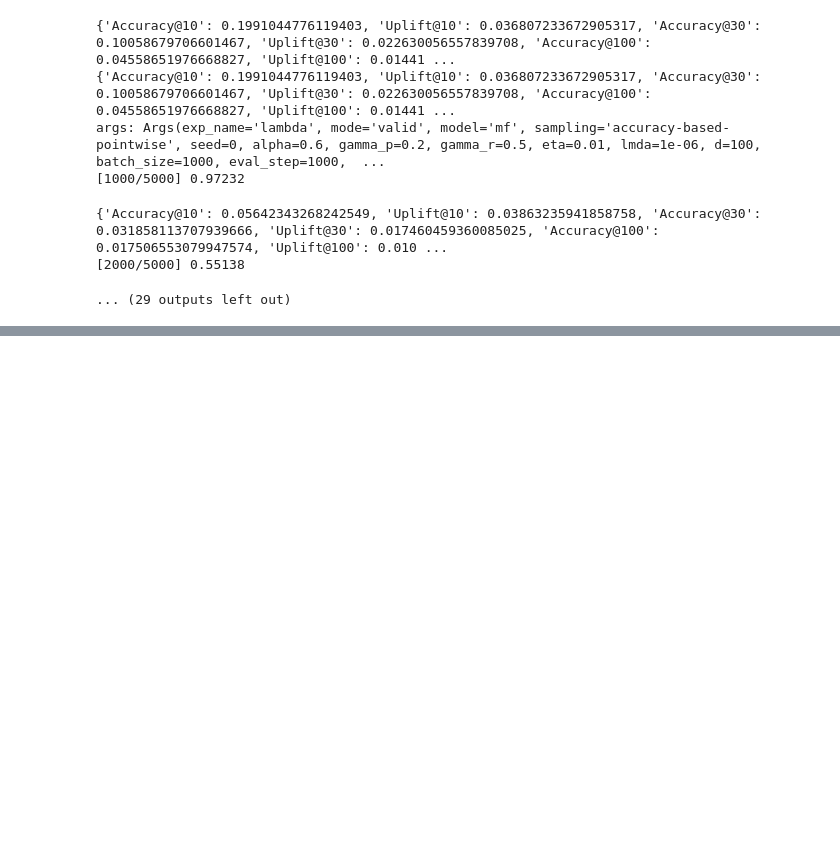
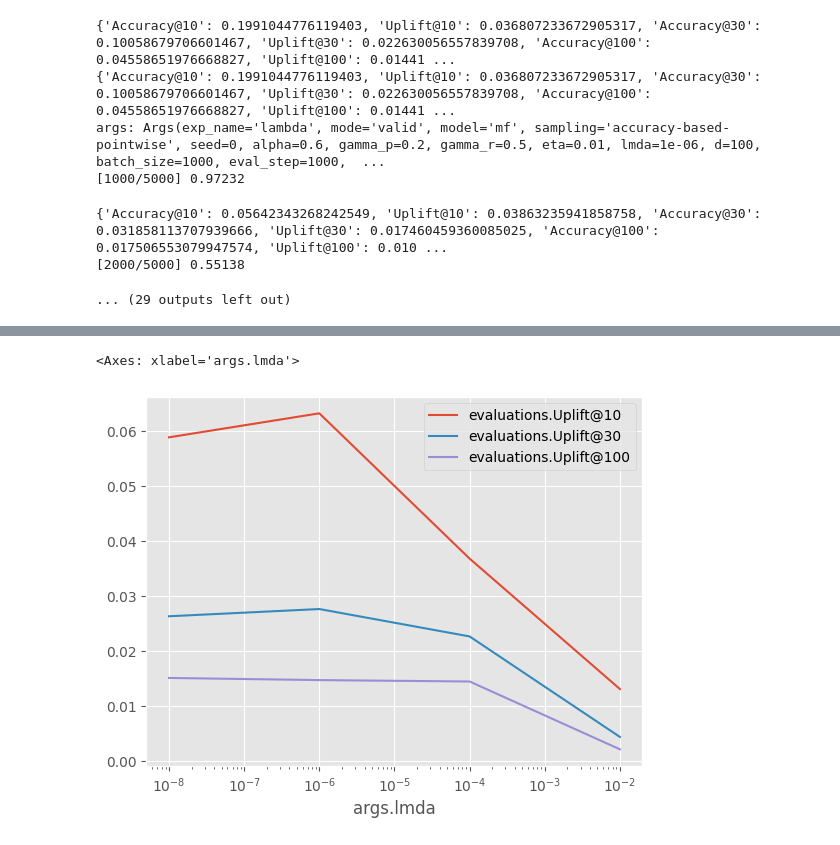
Before and after one commit to tishii2479/my-master-project, a Jupyter notebook: proj-03/notebooks/exp_lambda.ipynb, the cells around one changed output, grey strips where cells are left out. Drawn from its saved outputs; the diff is of its cells as text; code cells hidden in the pictures; blank space fills up the shorter version.

```diff
--- a/proj-03/notebooks/exp_lambda.ipynb
+++ b/proj-03/notebooks/exp_lambda.ipynb
@@ -63,3 +55,12 @@ args: Args(exp_name='lambda', mode='valid', model='mf', sampling='accuracy-based
 {'Accuracy@10': 0.05642343268242549, 'Uplift@10': 0.03863235941858758, 'Accuracy@30': 0.031858113707939666, 'Uplift@30': 0.017460459360085025, 'Accuracy@100': 0.017506553079947574, 'Uplift@100': 0.010 ...
 [2000/5000] 0.55138
 ... (29 outputs left out)
+# %%
+records = []
+for p in os.listdir("./log/lambda/"):
+    with open(f"./log/lambda/{p}", "r") as f:
+        d = json.load(f)
+        records.append(pd.json_normalize(d))
+# %%
+df = pd.concat(records).sort_values(by="args.lmda").reset_index(drop=True)
+df
@@ -65,0 +78,10 @@ args: Args(exp_name='lambda', mode='valid', model='mf', sampling='accuracy-based
+# %%
+fig, ax = plt.subplots()
+ax.set_xscale("log")
+df[df["args.sampling"] == "accuracy-based-pointwise"].plot(
+    "args.lmda", [f"evaluations.Uplift@{k}" for k in TOP_K],
+    ax=ax
+)
+# %% [output]
+<Axes: xlabel='args.lmda'>
+[figure, added]
```
Also changed, not shown: parts of 3 cells of this notebook, 12 other files.
